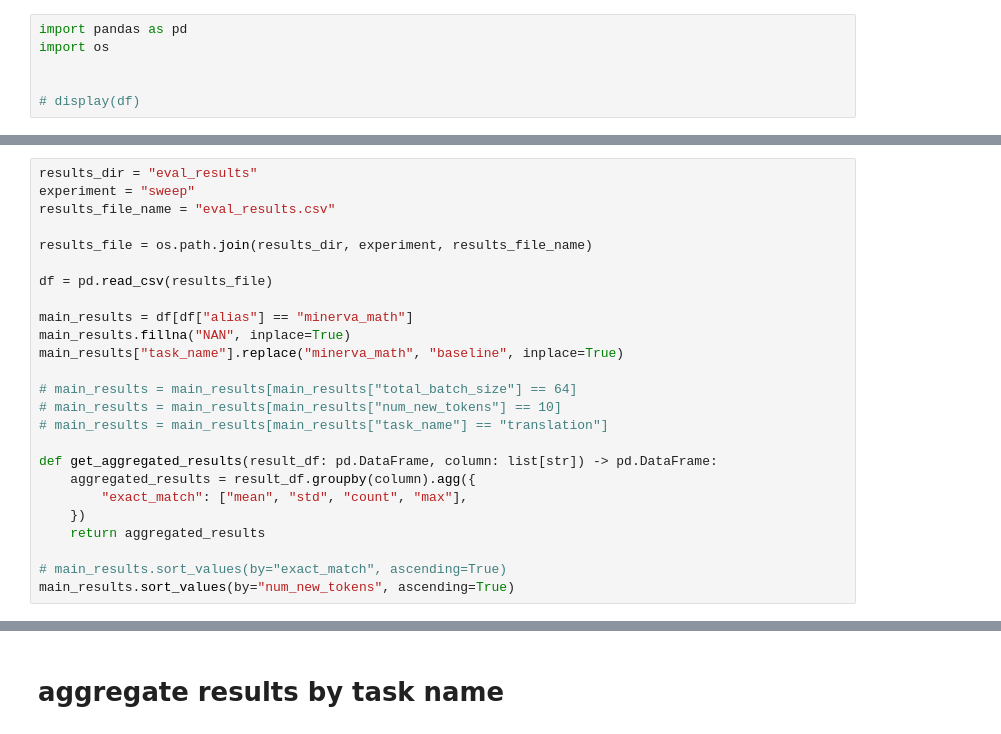
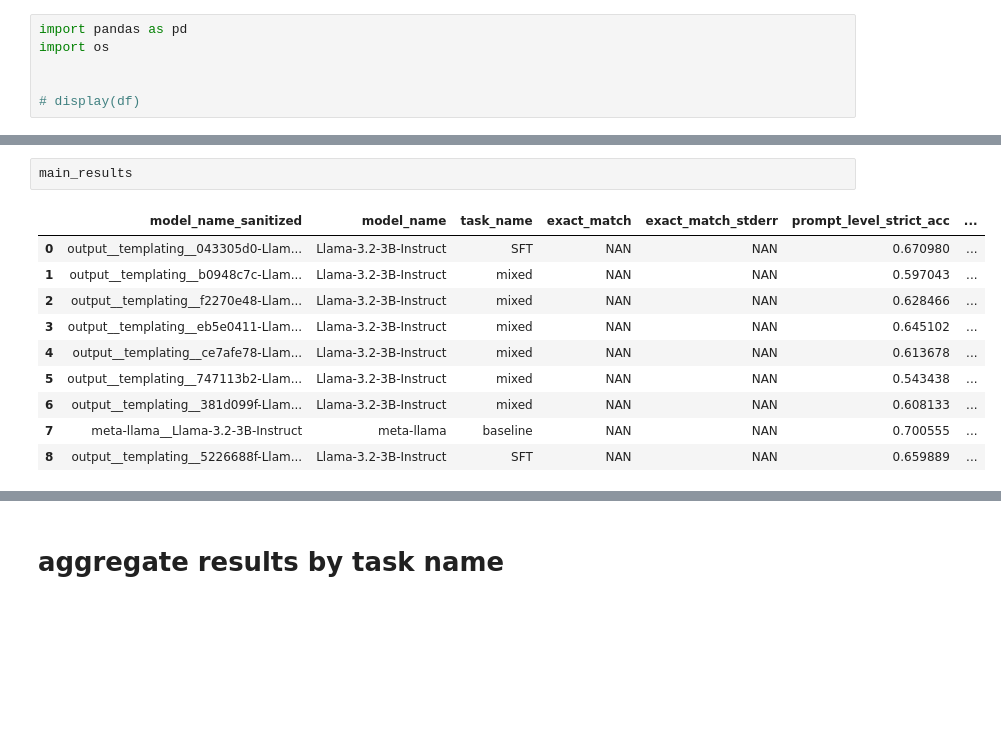
Before and after one commit to alexstein0/efficient_tokenization_for_inference, a Jupyter notebook: analyze_results.ipynb, the cells around one changed output, grey strips where cells are left out. Saved outputs shown, nothing was run; the diff lists cells and outputs as text; blank space fills up the shorter version.

```diff
--- a/analyze_results.ipynb
+++ b/analyze_results.ipynb
@@ -48,28 +52,16 @@ For example, when doing 'df[col].method(value, inplace=True)', try using 'df.met
-# %%
-results_dir = "eval_results"
-experiment = "sweep"
-results_file_name = "eval_results.csv"
-
-results_file = os.path.join(results_dir, experiment, results_file_name)
-
-df = pd.read_csv(results_file)
-
-main_results = df[df["alias"] == "minerva_math"]
-main_results.fillna("NAN", inplace=True)
-main_results["task_name"].replace("minerva_math", "baseline", inplace=True)
-
-# main_results = main_results[main_results["total_batch_size"] == 64]
-# main_results = main_results[main_results["num_new_tokens"] == 10]
-# main_results = main_results[main_results["task_name"] == "translation"]
-
-def get_aggregated_results(result_df: pd.DataFrame, column: list[str]) -> pd.DataFrame:
-    aggregated_results = result_df.groupby(column).agg({
-        "exact_match": ["mean", "std", "count", "max"],
-    })
-    return aggregated_results
-
-# main_results.sort_values(by="exact_match", ascending=True)
-main_results.sort_values(by="num_new_tokens", ascending=True)
+# %%
+main_results
+# %% [output]
+|  | model_name_sanitized | model_name | task_name | exact_match | exact_match_stderr | prompt_level_strict_acc | ... |
+| 0 | output__templating__043305d0-Llam... | Llama-3.2-3B-Instruct | SFT | NAN | NAN | 0.670980 | ... |
+| 1 | output__templating__b0948c7c-Llam... | Llama-3.2-3B-Instruct | mixed | NAN | NAN | 0.597043 | ... |
+| 2 | output__templating__f2270e48-Llam... | Llama-3.2-3B-Instruct | mixed | NAN | NAN | 0.628466 | ... |
+| 3 | output__templating__eb5e0411-Llam... | Llama-3.2-3B-Instruct | mixed | NAN | NAN | 0.645102 | ... |
+| 4 | output__templating__ce7afe78-Llam... | Llama-3.2-3B-Instruct | mixed | NAN | NAN | 0.613678 | ... |
+| 5 | output__templating__747113b2-Llam... | Llama-3.2-3B-Instruct | mixed | NAN | NAN | 0.543438 | ... |
+| 6 | output__templating__381d099f-Llam... | Llama-3.2-3B-Instruct | mixed | NAN | NAN | 0.608133 | ... |
+| 7 | meta-llama__Llama-3.2-3B-Instruct | meta-llama | baseline | NAN | NAN | 0.700555 | ... |
+| 8 | output__templating__5226688f-Llam... | Llama-3.2-3B-Instruct | SFT | NAN | NAN | 0.659889 | ... |
 # %%
 # Display all rows
 pd.set_option('display.max_rows', None)
```
Also changed, not shown: parts of 3 cells of this notebook, 38 other files.
